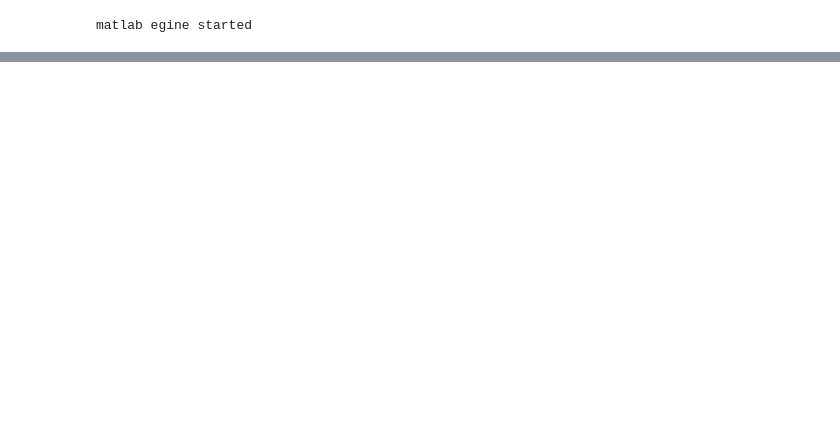
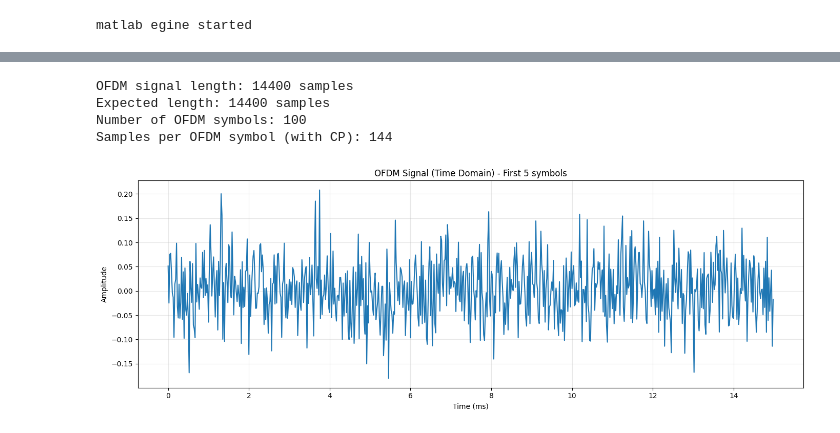
Before and after one commit to smadan755/FH11_RFML, a Jupyter notebook: gui/waveform_functions/waveforms_test.ipynb, the cells around one changed output, grey strips where cells are left out. Saved outputs shown, nothing was run; the diff lists cells and outputs as text; code cells hidden in the pictures; blank space fills up the shorter version.

Commit message:
basic ofdm example in waveforms_test

```diff
--- a/gui/waveform_functions/waveforms_test.ipynb
+++ b/gui/waveform_functions/waveforms_test.ipynb
@@ -112,0 +52,45 @@ plt.axis('equal')
+# %%
+# OFDM Parameters
+M_ofdm = 16          # Modulation order for 16-QAM
+nfft = 128           # FFT length (number of subcarriers)
+cplen = 16           # Cyclic prefix length
+nSym = 100           # Number of OFDM symbols
+nStreams = 1         # Number of transmit streams
+
+# Generate random data symbols (0 to M-1)
+dataIn = eng.randi(matlab.double([0, M_ofdm-1]), float(nfft), float(nSym), float(nStreams))
+
+# QAM modulation
+qamSig = eng.qammod(dataIn, float(M_ofdm), 'UnitAveragePower', True)
+
+# OFDM modulation (adds cyclic prefix)
+ofdm_signal = eng.ofdmmod(qamSig, float(nfft), float(cplen))
+
+# Convert to numpy array
+ofdm_signal = np.array(ofdm_signal).flatten()
+
+print(f"OFDM signal length: {len(ofdm_signal)} samples")
+print(f"Expected length: {nSym * (nfft + cplen)} samples")
+print(f"Number of OFDM symbols: {nSym}")
+print(f"Samples per OFDM symbol (with CP): {nfft + cplen}")
+# %% [output]
+OFDM signal length: 14400 samples
+Expected length: 14400 samples
+Number of OFDM symbols: 100
+Samples per OFDM symbol (with CP): 144
+# %%
+# Plot time domain OFDM signal
+plt.figure(figsize=(14,5))
+
+# Show first few symbols
+samples_to_plot = 5 * (nfft + cplen)  # First 5 OFDM symbols
+time_vec = np.arange(samples_to_plot) / fs
+
+plt.plot(time_vec * 1e3, ofdm_signal[:samples_to_plot])  # Convert to milliseconds
+plt.grid(True, alpha=0.3)
+plt.xlabel('Time (ms)')
+plt.ylabel('Amplitude')
+plt.title(f'OFDM Signal (Time Domain) - First 5 symbols')
+plt.tight_layout()
+# %% [output]
+[figure, added]
```
Also changed, not shown: parts of 9 cells of this notebook.
